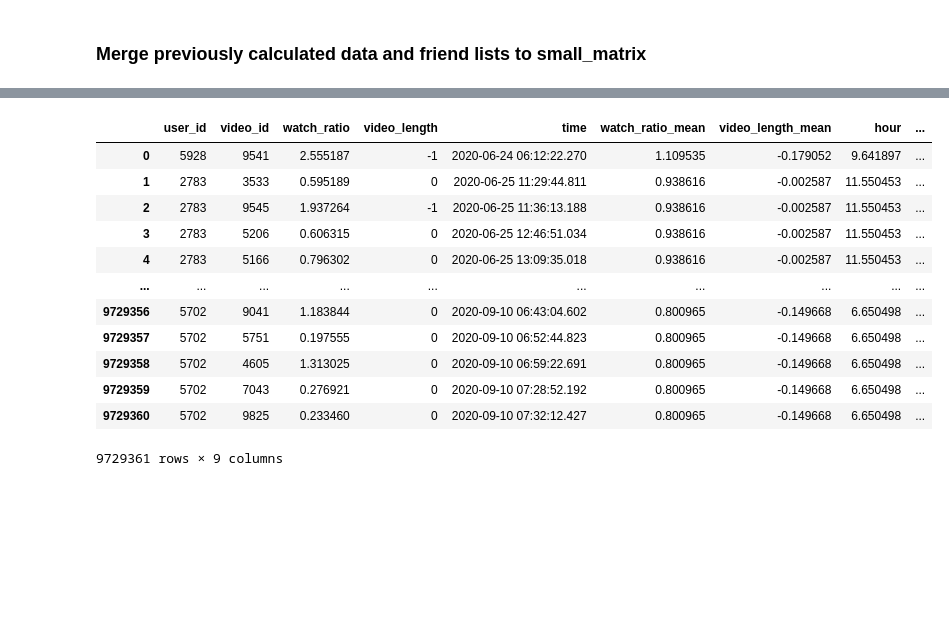
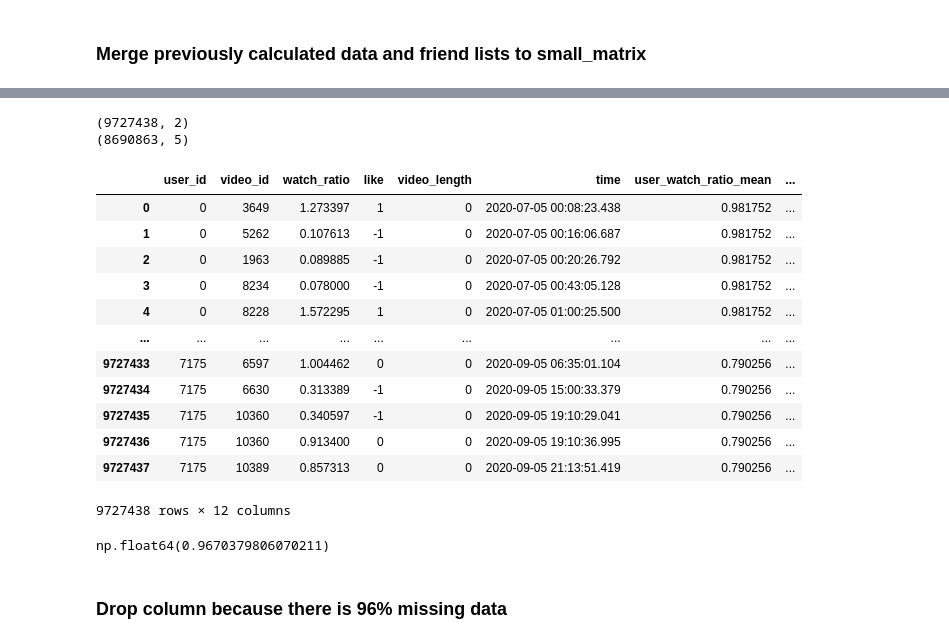
Before and after one commit to Noctilly/FinalProject_2025_LucasTilly, a Jupyter notebook: handle_big_matrix/3.1_feature_engineering.ipynb, the cells around one changed output, grey strips where cells are left out. Drawn from its saved outputs; the diff is of its cells as text; code cells hidden in the pictures; blank space fills up the shorter version.

```diff
--- a/handle_big_matrix/3.1_feature_engineering.ipynb
+++ b/handle_big_matrix/3.1_feature_engineering.ipynb
@@ -32,7 +119,7 @@ social_network_cleaned = pd.read_parquet(CLEANED_DATA_PATH + "social_network_cle
 # %% [markdown]
 ### For each user, compute their average watch_ratio and the average of the duration of the videos they watch
 # %%
-data_avg_per_user = compute_averages(big_matrix_cleaned)
+data_avg_per_user = utils.compute_averages(big_matrix_cleaned)
 
 # Check Dataframe
 data_avg_per_user
@@ -53,7 +140,7 @@ data_avg_per_user
 # %% [markdown]
 ### Merge previously calculated data and friend lists to small_matrix
 # %%
-enhanced_data = merge_matrix_avgs_friend_list(big_matrix_cleaned, data_avg_per_user, social_network_cleaned)
+enhanced_data = utils.merge_matrix_avgs_friend_list(big_matrix_cleaned, data_avg_per_user, social_network_cleaned)
 
 # Check Dataframe
 enhanced_data
@@ -78,0 +161,14 @@ See the caveats in the documentation: https://pandas.pydata.org/pandas-docs/stab
+# %%
+avg_user_category = big_matrix_cleaned[["user_id", "video_id", "watch_ratio"]].copy()
+
+avg_user_category = avg_user_category.merge(caption_category_cleaned, on="video_id", how="left")
+
+avg_user_category['user_category_watch_ratio_mean'] = avg_user_category.groupby(['user_id', 'first_level_category_id'])['watch_ratio'].transform('mean').fillna(0)
+
+white_list = ["user_id", "first_level_category_id", "user_category_watch_ratio_mean"]
+
+avg_user_category = avg_user_category[white_list].drop_duplicates()
+
+avg_user_category = avg_user_category.sort_values(["user_id", "first_level_category_id"]).reset_index(drop=True)
+
+avg_user_category
@@ -78,0 +189,14 @@ See the caveats in the documentation: https://pandas.pydata.org/pandas-docs/stab
+# %%
+avg_user_feat = big_matrix_cleaned[["user_id", "video_id", "watch_ratio"]].copy()
+
+avg_user_feat = avg_user_feat.merge(item_categories_cleaned, on="video_id", how="left")
+
+avg_user_feat['user_feat_watch_ratio_mean'] = avg_user_feat.groupby(['user_id', 'feat'])['watch_ratio'].transform('mean').fillna(0)
+
+white_list = ["user_id", "feat", "user_feat_watch_ratio_mean"]
+
+avg_user_feat = avg_user_feat[white_list].drop_duplicates()
+
+avg_user_feat = avg_user_feat.sort_values(["user_id", "feat"]).reset_index(drop=True)
+
+avg_user_feat
@@ -79,19 +217,31 @@ See the caveats in the documentation: https://pandas.pydata.org/pandas-docs/stab
 # %%
-final_data = get_friends_watch_ratio(enhanced_data)
+final_data = utils.get_friends_watch_ratio(enhanced_data, item_categories_cleaned)
+
+video_feat_category_avg_per_user = utils.get_video_feat_category_avg_per_user(final_data, avg_user_feat, avg_user_category, item_categories_cleaned, caption_category_cleaned)
+
+final_data = final_data.merge(video_feat_category_avg_per_user, on=["user_id", "video_id"], how="left")
 
 # Check Dataframe
 final_data
 # %% [output]
+(9727438, 2)
+(8690863, 5)
-|  | user_id | video_id | watch_ratio | video_length | time | watch_ratio_mean | video_length_mean | hour | ... |
-| 0 | 5928 | 9541 | 2.555187 | -1 | 2020-06-24 06:12:22.270 | 1.109535 | -0.179052 | 9.641897 | ... |
-| 1 | 2783 | 3533 | 0.595189 | 0 | 2020-06-25 11:29:44.811 | 0.938616 | -0.002587 | 11.550453 | ... |
-| 2 | 2783 | 9545 | 1.937264 | -1 | 2020-06-25 11:36:13.188 | 0.938616 | -0.002587 | 11.550453 | ... |
-| 3 | 2783 | 5206 | 0.606315 | 0 | 2020-06-25 12:46:51.034 | 0.938616 | -0.002587 | 11.550453 | ... |
-| 4 | 2783 | 5166 | 0.796302 | 0 | 2020-06-25 13:09:35.018 | 0.938616 | -0.002587 | 11.550453 | ... |
-| ... | ... | ... | ... | ... | ... | ... | ... | ... | ... |
-| 9729356 | 5702 | 9041 | 1.183844 | 0 | 2020-09-10 06:43:04.602 | 0.800965 | -0.149668 | 6.650498 | ... |
-| 9729357 | 5702 | 5751 | 0.197555 | 0 | 2020-09-10 06:52:44.823 | 0.800965 | -0.149668 | 6.650498 | ... |
-| 9729358 | 5702 | 4605 | 1.313025 | 0 | 2020-09-10 06:59:22.691 | 0.800965 | -0.149668 | 6.650498 | ... |
-| 9729359 | 5702 | 7043 | 0.276921 | 0 | 2020-09-10 07:28:52.192 | 0.800965 | -0.149668 | 6.650498 | ... |
-| 9729360 | 5702 | 9825 | 0.233460 | 0 | 2020-09-10 07:32:12.427 | 0.800965 | -0.149668 | 6.650498 | ... |
+|  | user_id | video_id | watch_ratio | like | video_length | time | user_watch_ratio_mean | ... |
+| 0 | 0 | 3649 | 1.273397 | 1 | 0 | 2020-07-05 00:08:23.438 | 0.981752 | ... |
+| 1 | 0 | 5262 | 0.107613 | -1 | 0 | 2020-07-05 00:16:06.687 | 0.981752 | ... |
+| 2 | 0 | 1963 | 0.089885 | -1 | 0 | 2020-07-05 00:20:26.792 | 0.981752 | ... |
+| 3 | 0 | 8234 | 0.078000 | -1 | 0 | 2020-07-05 00:43:05.128 | 0.981752 | ... |
+| 4 | 0 | 8228 | 1.572295 | 1 | 0 | 2020-07-05 01:00:25.500 | 0.981752 | ... |
+| ... | ... | ... | ... | ... | ... | ... | ... | ... |
+| 9727433 | 7175 | 6597 | 1.004462 | 0 | 0 | 2020-09-05 06:35:01.104 | 0.790256 | ... |
+| 9727434 | 7175 | 6630 | 0.313389 | -1 | 0 | 2020-09-05 15:00:33.379 | 0.790256 | ... |
+| 9727435 | 7175 | 10360 | 0.340597 | -1 | 0 | 2020-09-05 19:10:29.041 | 0.790256 | ... |
+| 9727436 | 7175 | 10360 | 0.913400 | 0 | 0 | 2020-09-05 19:10:36.995 | 0.790256 | ... |
+| 9727437 | 7175 | 10389 | 0.857313 | 0 | 0 | 2020-09-05 21:13:51.419 | 0.790256 | ... |
-9729361 rows × 9 columns
+9727438 rows × 12 columns
+# %%
+final_data["friend_watch_ratio_mean"].isna().sum() / final_data["friend_watch_ratio_mean"].shape[0]
+# %% [output]
+np.float64(0.9670379806070211)
+# %% [markdown]
+### Drop column because there is 96% missing data
```
Also changed, not shown: parts of 15 cells of this notebook, 9 other files.
